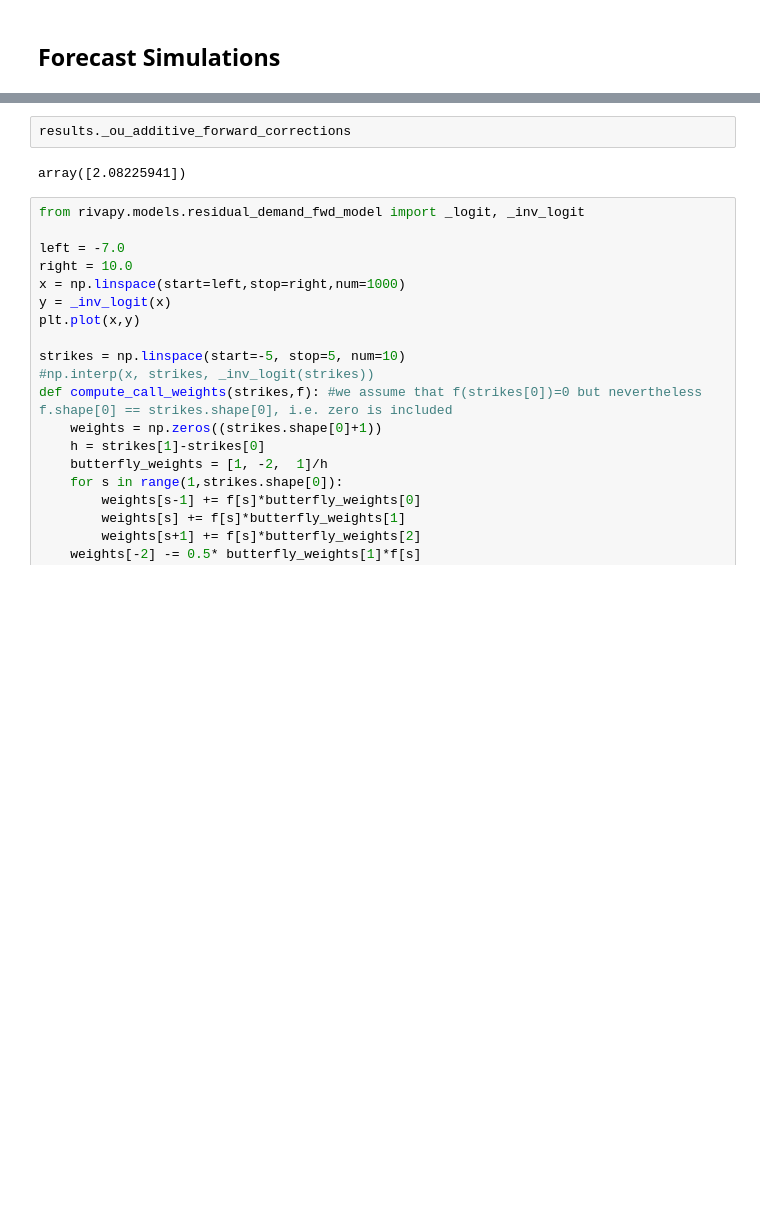
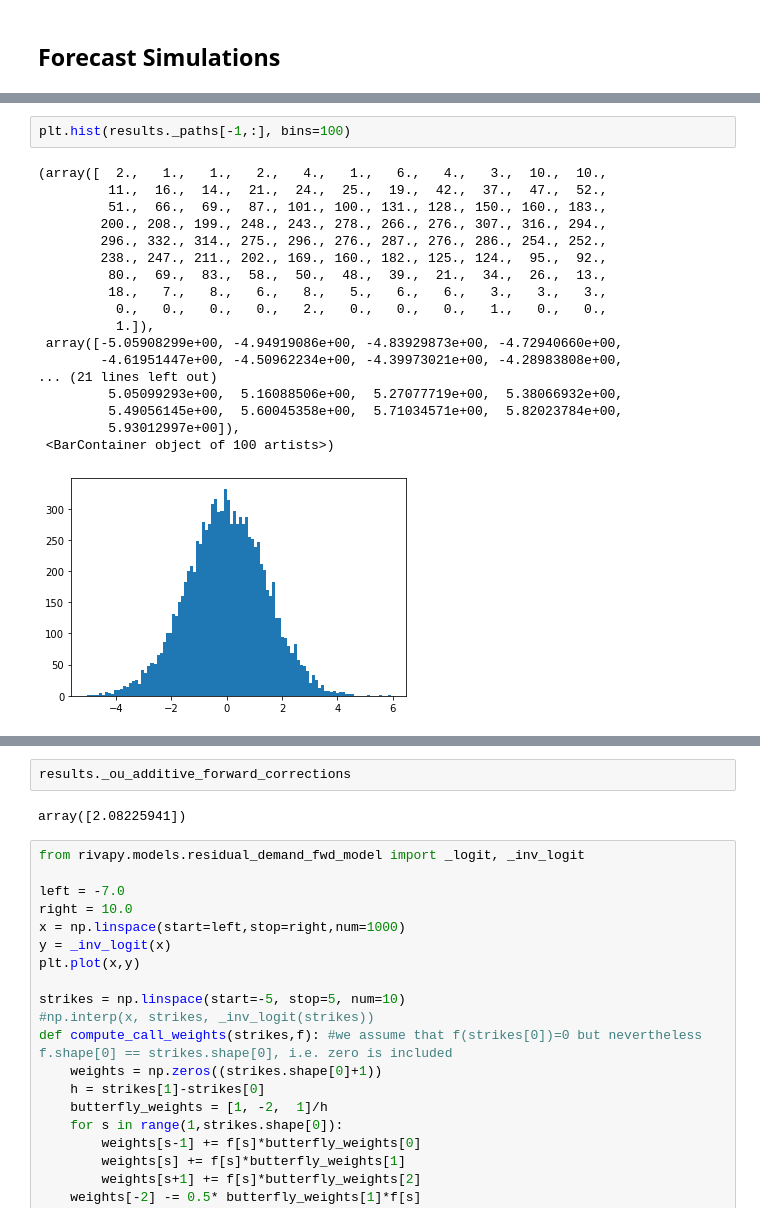
Before and after one commit to hnguyen-RIVACON/RiVaPy, a Jupyter notebook: docs/source/notebooks/models/windpower_forecast_model.ipynb, the cells around one changed output, grey strips where cells are left out. Saved outputs shown, nothing was run; the diff lists cells and outputs as text; blank space fills up the shorter version.

```diff
--- a/docs/source/notebooks/models/windpower_forecast_model.ipynb
+++ b/docs/source/notebooks/models/windpower_forecast_model.ipynb
@@ -38,3 +47,24 @@ nan
+# %%
+plt.hist(results._paths[-1,:], bins=100)
+# %% [output]
+(array([  2.,   1.,   1.,   2.,   4.,   1.,   6.,   4.,   3.,  10.,  10.,
+         11.,  16.,  14.,  21.,  24.,  25.,  19.,  42.,  37.,  47.,  52.,
+         51.,  66.,  69.,  87., 101., 100., 131., 128., 150., 160., 183.,
+        200., 208., 199., 248., 243., 278., 266., 276., 307., 316., 294.,
+        296., 332., 314., 275., 296., 276., 287., 276., 286., 254., 252.,
+        238., 247., 211., 202., 169., 160., 182., 125., 124.,  95.,  92.,
+         80.,  69.,  83.,  58.,  50.,  48.,  39.,  21.,  34.,  26.,  13.,
+         18.,   7.,   8.,   6.,   8.,   5.,   6.,   6.,   3.,   3.,   3.,
+          0.,   0.,   0.,   0.,   2.,   0.,   0.,   0.,   1.,   0.,   0.,
+          1.]),
+ array([-5.05908299e+00, -4.94919086e+00, -4.83929873e+00, -4.72940660e+00,
+        -4.61951447e+00, -4.50962234e+00, -4.39973021e+00, -4.28983808e+00,
+... (21 lines left out)
+         5.05099293e+00,  5.16088506e+00,  5.27077719e+00,  5.38066932e+00,
+         5.49056145e+00,  5.60045358e+00,  5.71034571e+00,  5.82023784e+00,
+         5.93012997e+00]),
+ <BarContainer object of 100 artists>)
+[figure, added]
 # %%
 timepoint = 150
 plt.figure(figsize=(12,4))
```
Also changed, not shown: parts of 8 cells of this notebook, 3 other files.
